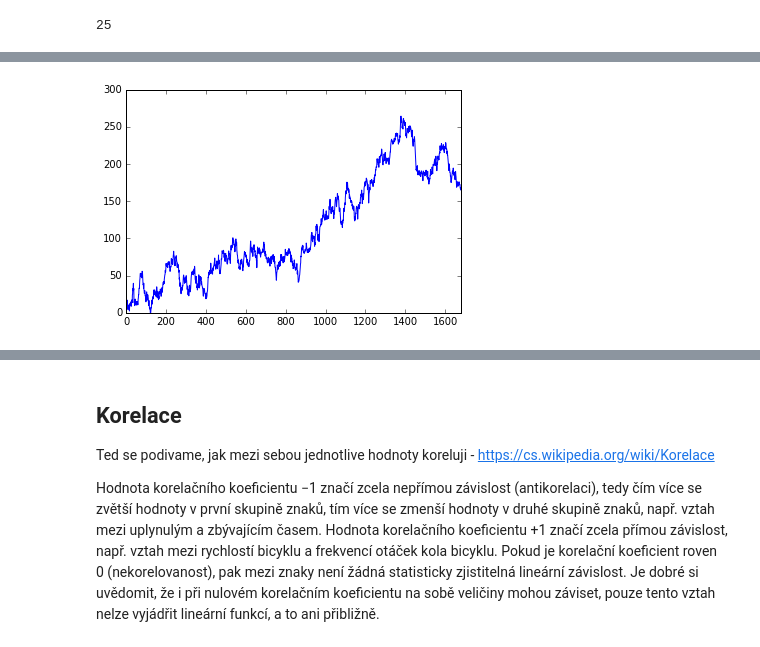
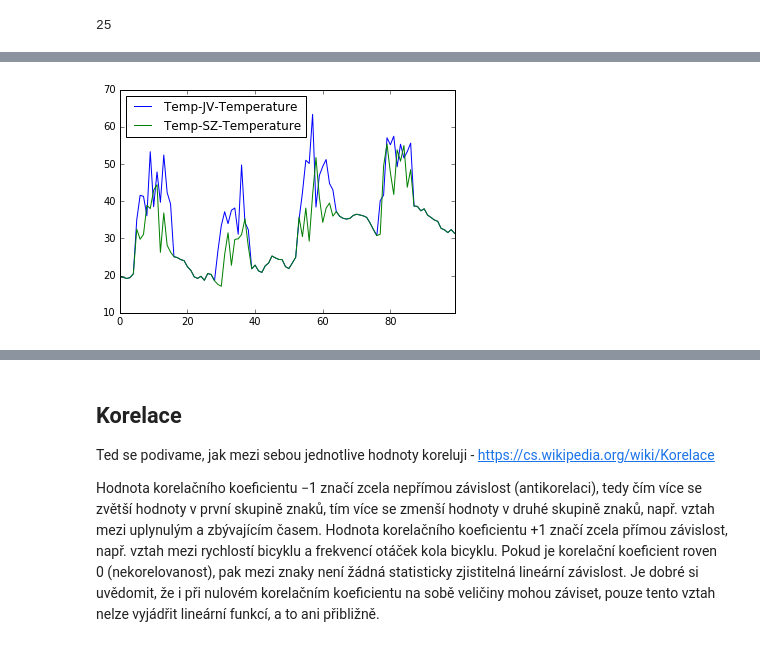
Before and after one commit to martin-majlis/ms-opendata-simulation, a Jupyter notebook: Analysis.ipynb, the cells around one changed output, grey strips where cells are left out. Saved outputs shown, nothing was run; the diff lists cells and outputs as text; code cells hidden in the pictures.

```diff
--- a/Analysis.ipynb
+++ b/Analysis.ipynb
@@ -163,5 +226,6 @@ plt.show()
-# %%
-data['Wind-Speed'].plot()
-plt.show()
-# %% [output]
-[figure, removed]
+# %%
+## Je mozne pouzit vyber podmnoziny dat, jak jsme se ho naucili v predchozi casti
+data[0:100][['Temp-JV-Temperature', 'Temp-SZ-Temperature']].plot()
+plt.show()
+# %% [output]
+[figure, added]
```
Also changed, not shown: parts of 36 cells of this notebook.
